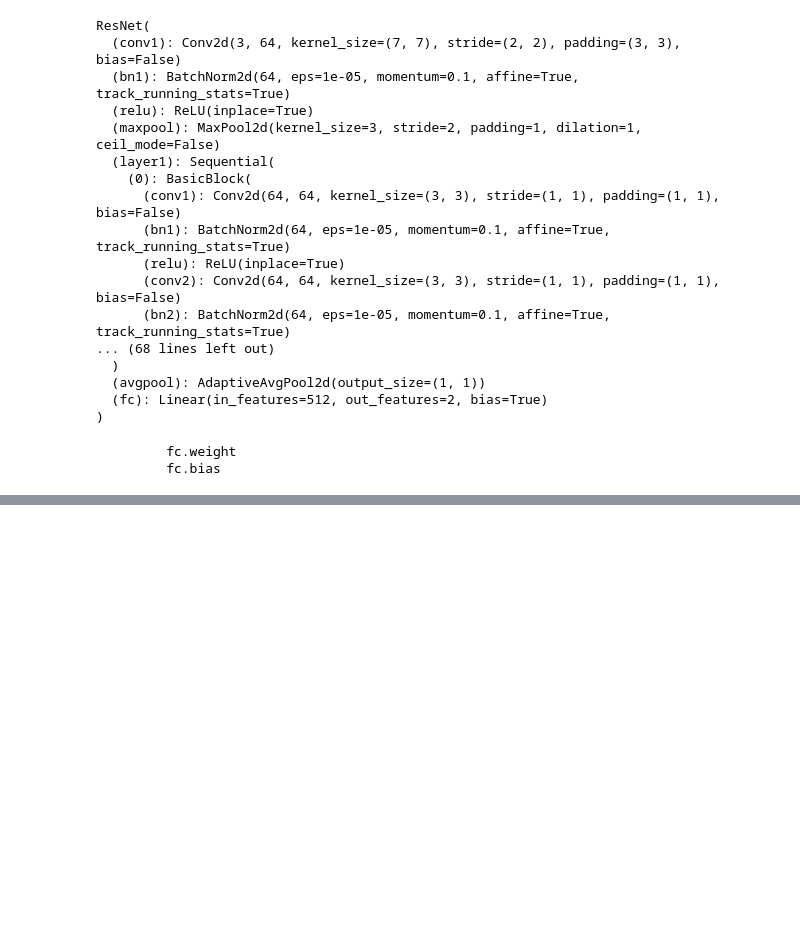
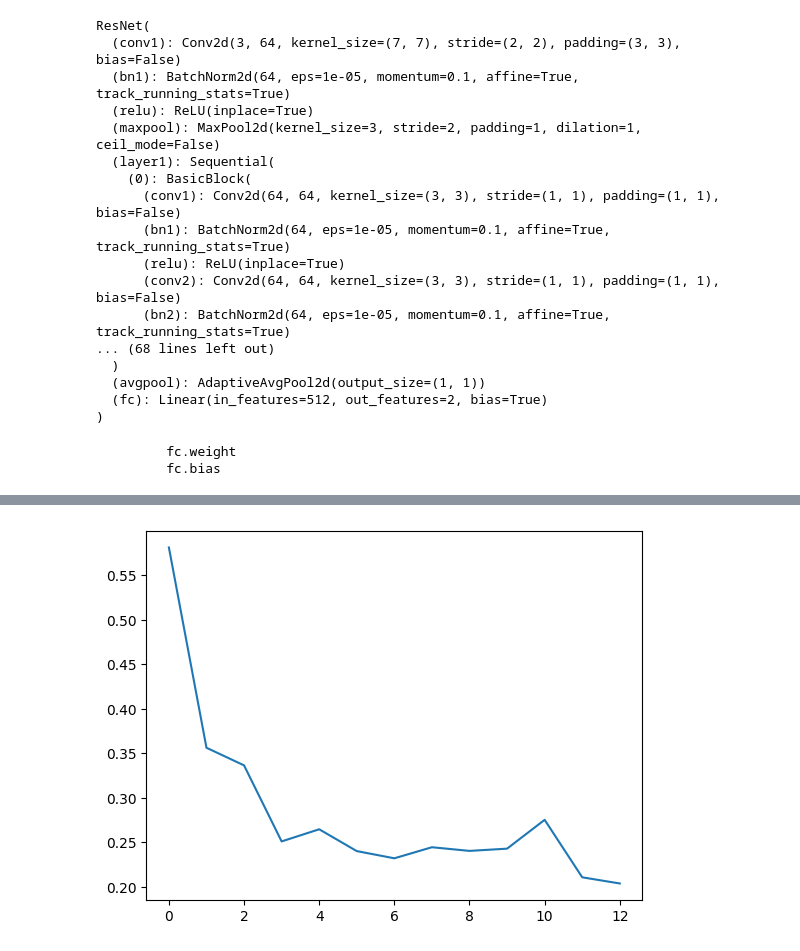
Before and after one commit to Data-MaSTeRR/Pytorch_practice, a Jupyter notebook: TransferLearning_practice.ipynb, the cells around one changed output, grey strips where cells are left out. Drawn from its saved outputs; the diff is of its cells as text; code cells hidden in the pictures; blank space fills up the shorter version.

```diff
--- a/TransferLearning_practice.ipynb
+++ b/TransferLearning_practice.ipynb
@@ -192,0 +286,5 @@ Best Acc: 0.932468
+# %%
+plt.plot(train_loss_hist)
+plt.show()
+# %% [output]
+[figure, added]
```
Also changed, not shown: parts of 9 cells of this notebook.
